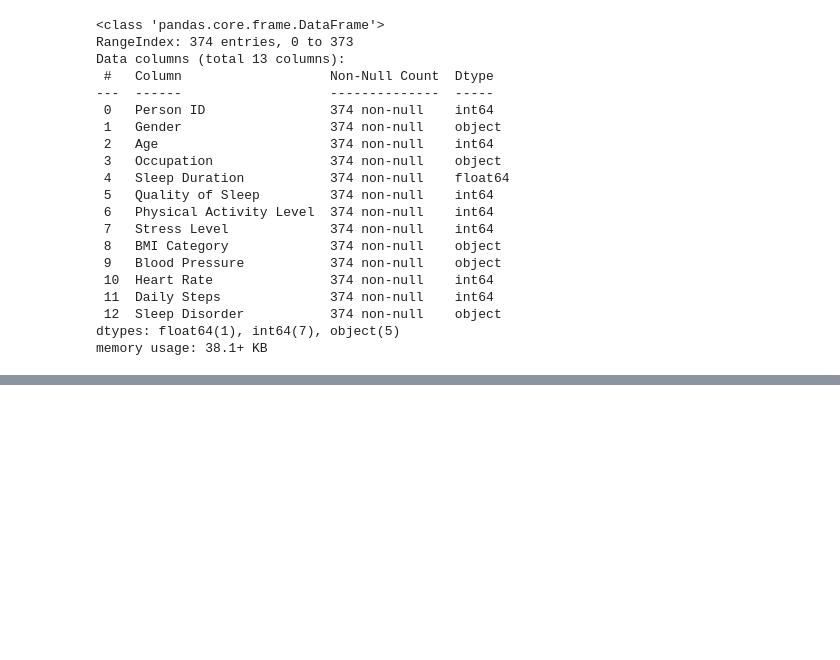
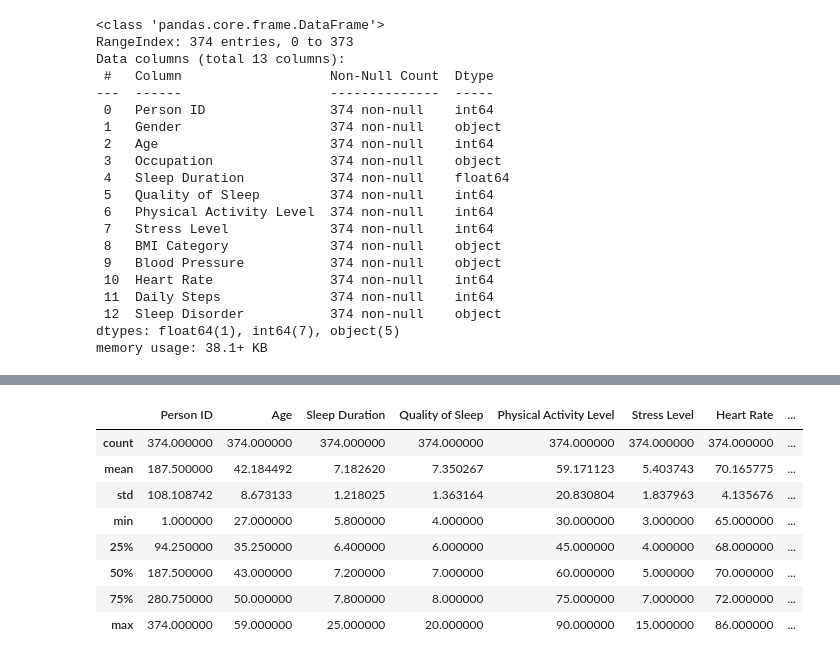
Before and after one commit to dorota-block/datacamp-projects, a Jupyter notebook: good-night-sleep/good-night-sleep.ipynb, the cells around one changed output, grey strips where cells are left out. Cells and saved outputs as stored; diff of their text form; code cells hidden in the pictures; blank space fills up the shorter version.

```diff
--- a/good-night-sleep/good-night-sleep.ipynb
+++ b/good-night-sleep/good-night-sleep.ipynb
@@ -116,0 +125,13 @@ memory usage: 38.1+ KB
+# %%
+# Get statistical summary for nummerical columns of DataFrame
+sleep_health_data.describe()
+# %% [output]
+|  | Person ID | Age | Sleep Duration | Quality of Sleep | Physical Activity Level | Stress Level | Heart Rate | ... |
+| count | 374.000000 | 374.000000 | 374.000000 | 374.000000 | 374.000000 | 374.000000 | 374.000000 | ... |
+| mean | 187.500000 | 42.184492 | 7.182620 | 7.350267 | 59.171123 | 5.403743 | 70.165775 | ... |
+| std | 108.108742 | 8.673133 | 1.218025 | 1.363164 | 20.830804 | 1.837963 | 4.135676 | ... |
+| min | 1.000000 | 27.000000 | 5.800000 | 4.000000 | 30.000000 | 3.000000 | 65.000000 | ... |
+| 25% | 94.250000 | 35.250000 | 6.400000 | 6.000000 | 45.000000 | 4.000000 | 68.000000 | ... |
+| 50% | 187.500000 | 43.000000 | 7.200000 | 7.000000 | 60.000000 | 5.000000 | 70.000000 | ... |
+| 75% | 280.750000 | 50.000000 | 7.800000 | 8.000000 | 75.000000 | 7.000000 | 72.000000 | ... |
+| max | 374.000000 | 59.000000 | 25.000000 | 20.000000 | 90.000000 | 15.000000 | 86.000000 | ... |
```
Also changed, not shown: parts of 5 cells of this notebook.
